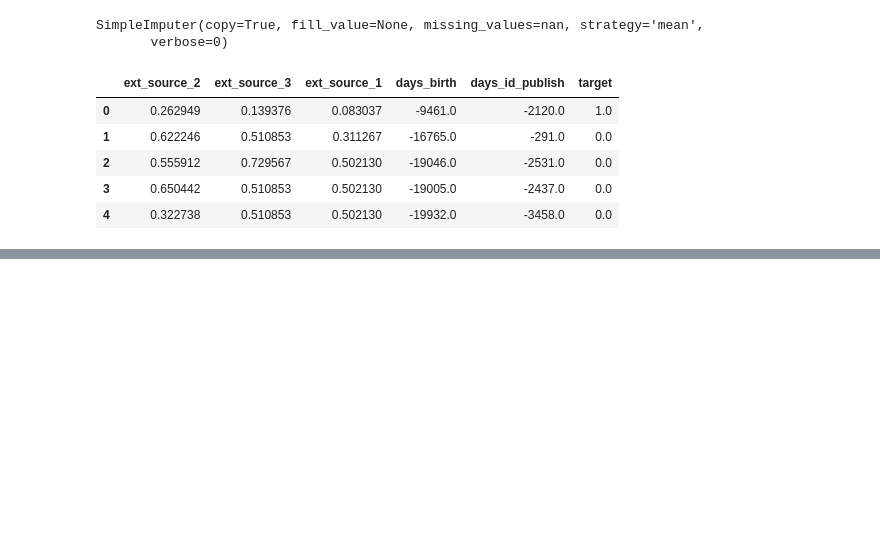
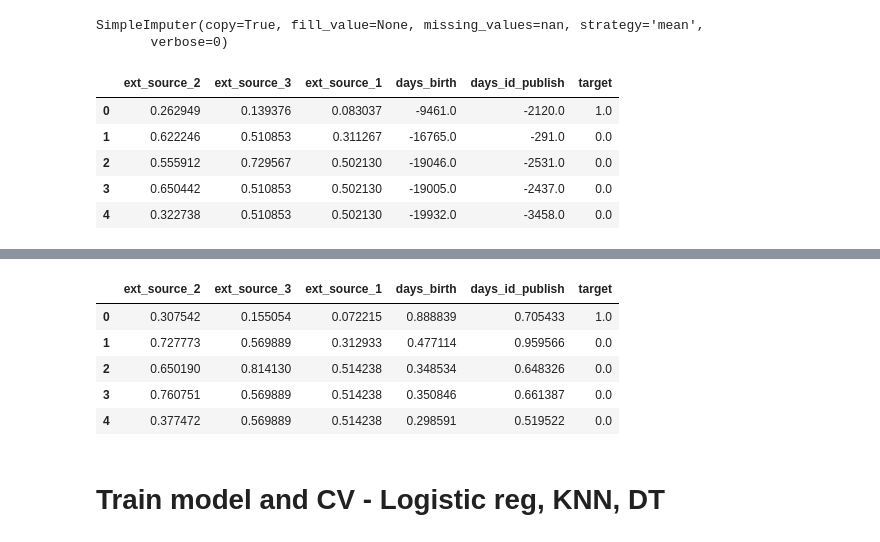
Before and after one commit to jerryzhu1/Home_Credit_Default_Risk, a Jupyter notebook: EDA.ipynb, the cells around one changed output, grey strips where cells are left out. Cells and saved outputs as stored; diff of their text form; code cells hidden in the pictures; blank space fills up the shorter version.

```diff
--- a/EDA.ipynb
+++ b/EDA.ipynb
@@ -525,0 +536,11 @@ for train, test in kf.split(train_1):
+# %%
+train_2_scaled.head()
+# %% [output]
+|  | ext_source_2 | ext_source_3 | ext_source_1 | days_birth | days_id_publish | target |
+| 0 | 0.307542 | 0.155054 | 0.072215 | 0.888839 | 0.705433 | 1.0 |
+| 1 | 0.727773 | 0.569889 | 0.312933 | 0.477114 | 0.959566 | 0.0 |
+| 2 | 0.650190 | 0.814130 | 0.514238 | 0.348534 | 0.648326 | 0.0 |
+| 3 | 0.760751 | 0.569889 | 0.514238 | 0.350846 | 0.661387 | 0.0 |
+| 4 | 0.377472 | 0.569889 | 0.514238 | 0.298591 | 0.519522 | 0.0 |
+# %% [markdown]
+# Train model and CV - Logistic reg, KNN, DT
```
Also changed, not shown: parts of 23 cells of this notebook.
